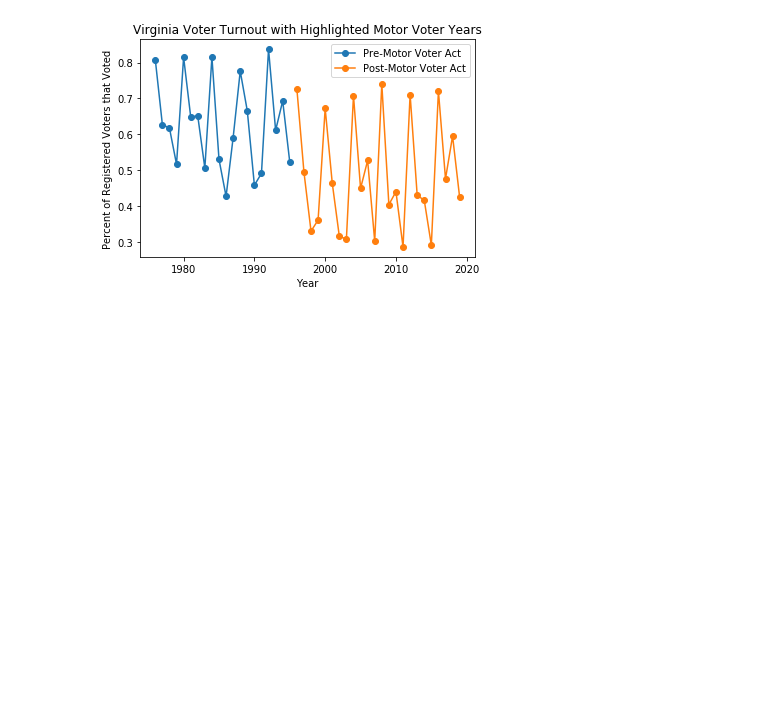
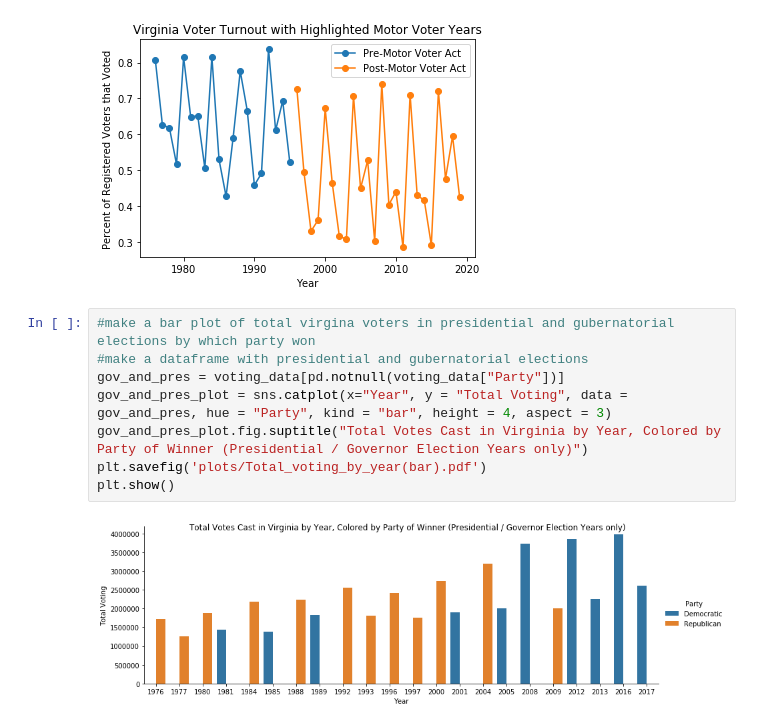
Before and after one commit to hannahfrederickcpsc/CS-5010-PROJECT-PYTHON, a Jupyter notebook: data_graphing.ipynb, the cells around one changed output. Drawn from its saved outputs; the diff is of its cells as text; blank space fills up the shorter version.

Commit message:
added sean's bar plot to data_graphing and some more comments

```diff
--- a/data_graphing.ipynb
+++ b/data_graphing.ipynb
@@ -279,3 +279,13 @@ plt.savefig('plots/year_voter_turnout_motor.pdf')
 plt.show()
 # %% [output]
 [figure]
+# %%
+#make a bar plot of total virgina voters in presidential and gubernatorial elections by which party won
+#make a dataframe with presidential and gubernatorial elections
+gov_and_pres = voting_data[pd.notnull(voting_data["Party"])]
+gov_and_pres_plot = sns.catplot(x="Year", y = "Total Voting", data = gov_and_pres, hue = "Party", kind = "bar", height = 4, aspect = 3)
+gov_and_pres_plot.fig.suptitle("Total Votes Cast in Virginia by Year, Colored by Party of Winner (Presidential / Governor Election Years only)")
+plt.savefig('plots/Total_voting_by_year(bar).pdf')
+plt.show()
+# %% [output]
+[figure, added]
```
Also changed, not shown: parts of 1 cell of this notebook, 2 other files.
